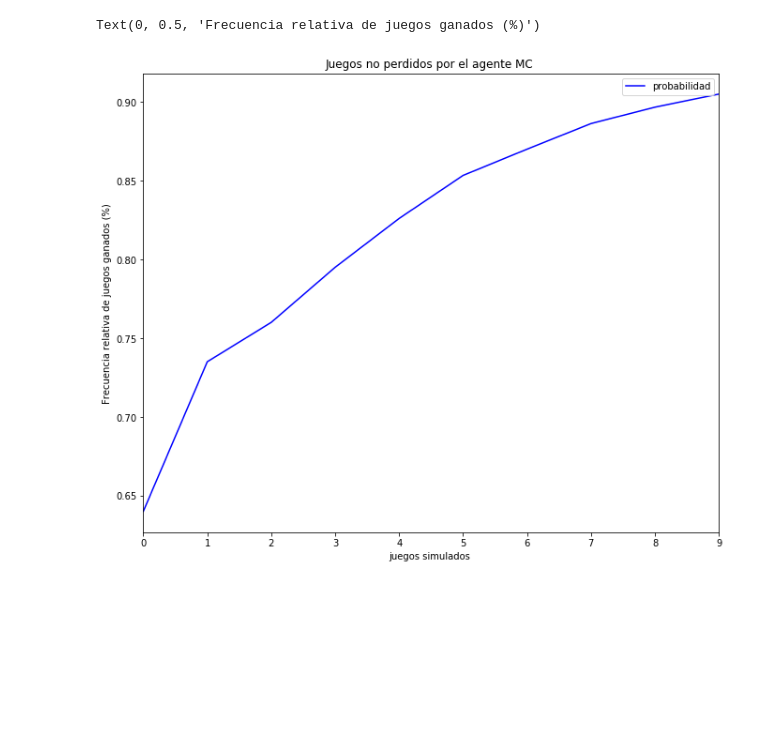
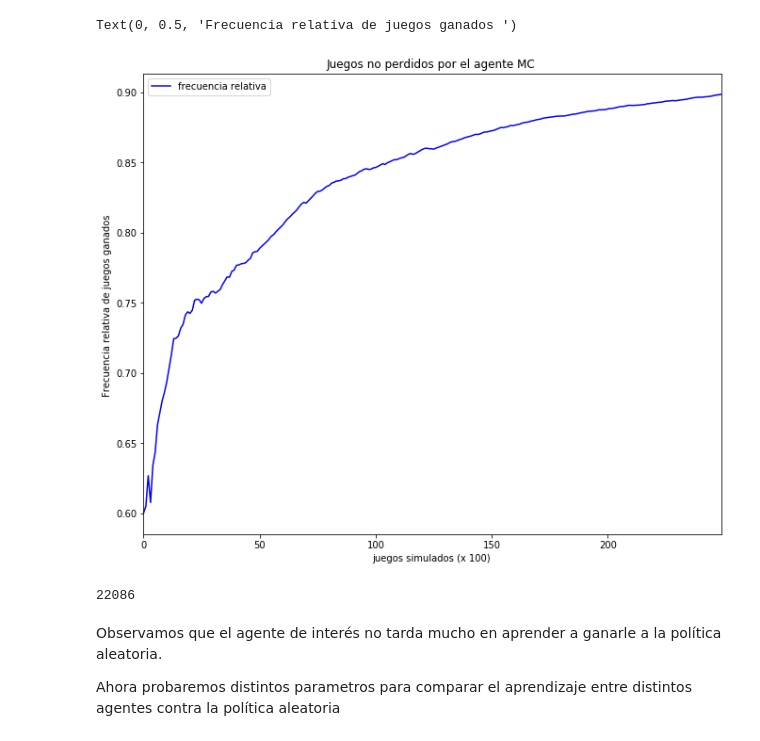
Before and after one commit to sergfer26/Reinforcement-Learning, a Jupyter notebook: MonteCarloTests.ipynb, the cells around one changed output. Saved outputs shown, nothing was run; the diff lists cells and outputs as text; code cells hidden in the pictures; blank space fills up the shorter version.

```diff
--- a/MonteCarloTests.ipynb
+++ b/MonteCarloTests.ipynb
@@ -13,3 +16,3 @@ from TicTacToe.human import Human
 # %%
 player1 = RandomAgent()
-player2 = atql()
+player2 = amc()
@@ -18,12 +19,15 @@ frec = play_n_duels(1000, player1, player2)
 # %%
-df = pd.DataFrame({ 'probabilidad' :frec })
+frec = play_n_duels(25000, player1, player2)
+df = pd.DataFrame({ 'frecuencia relativa' :frec })
 
 figsize(11, 9)
 df.plot(title='Juegos no perdidos por el agente MC ',color='b')
-plt.xlabel("juegos simulados ")
-plt.ylabel("Frecuencia relativa de juegos ganados (%)")
+plt.xlabel("juegos simulados (x 100) ")
+plt.ylabel("Frecuencia relativa de juegos ganados ")
 # %% [output]
-Text(0, 0.5, 'Frecuencia relativa de juegos ganados (%)')
+Text(0, 0.5, 'Frecuencia relativa de juegos ganados ')
-[figure, old version]
+[figure, new version]
 # %%
 player2.wins
+# %% [output]
+22086
@@ -49,0 +34,4 @@ len(vals)
+# %% [markdown]
+Observamos que el agente de interés no tarda mucho en aprender a ganarle a la política aleatoria.
+
+Ahora probaremos distintos parametros para comparar el aprendizaje entre distintos agentes contra la política aleatoria
```
Also changed, not shown: parts of 26 cells of this notebook.
